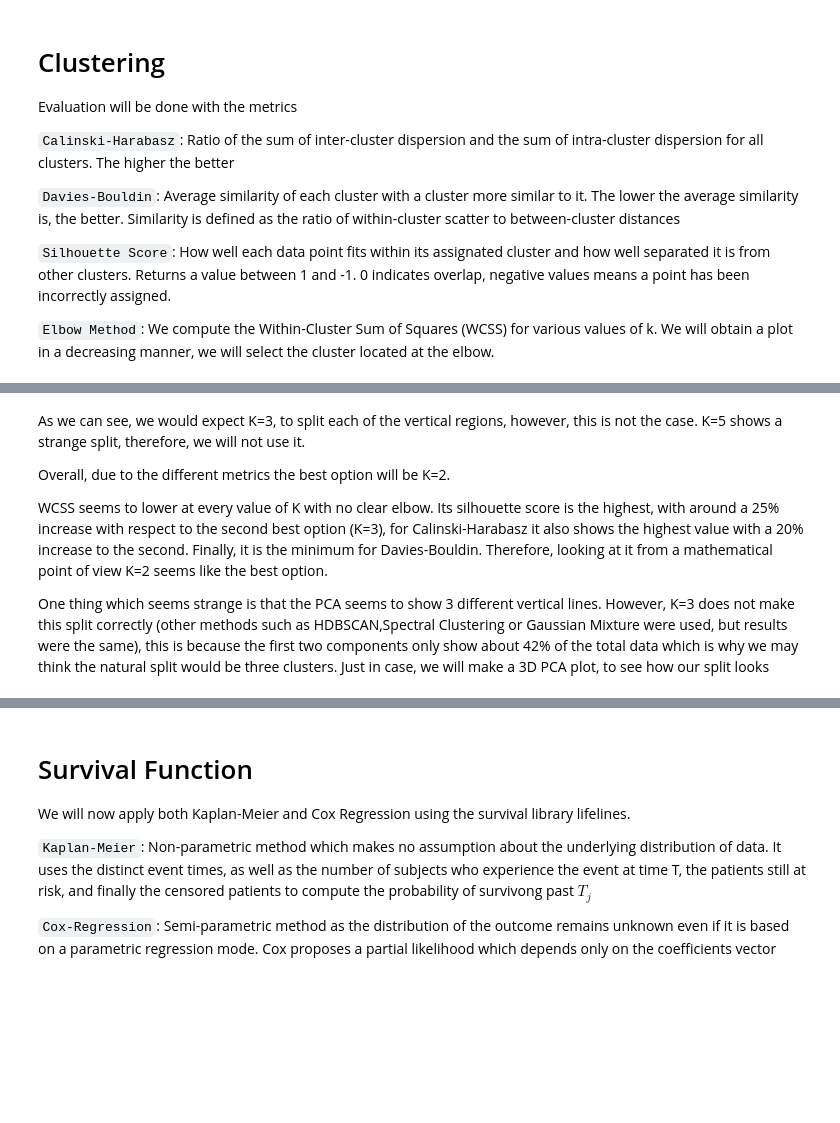
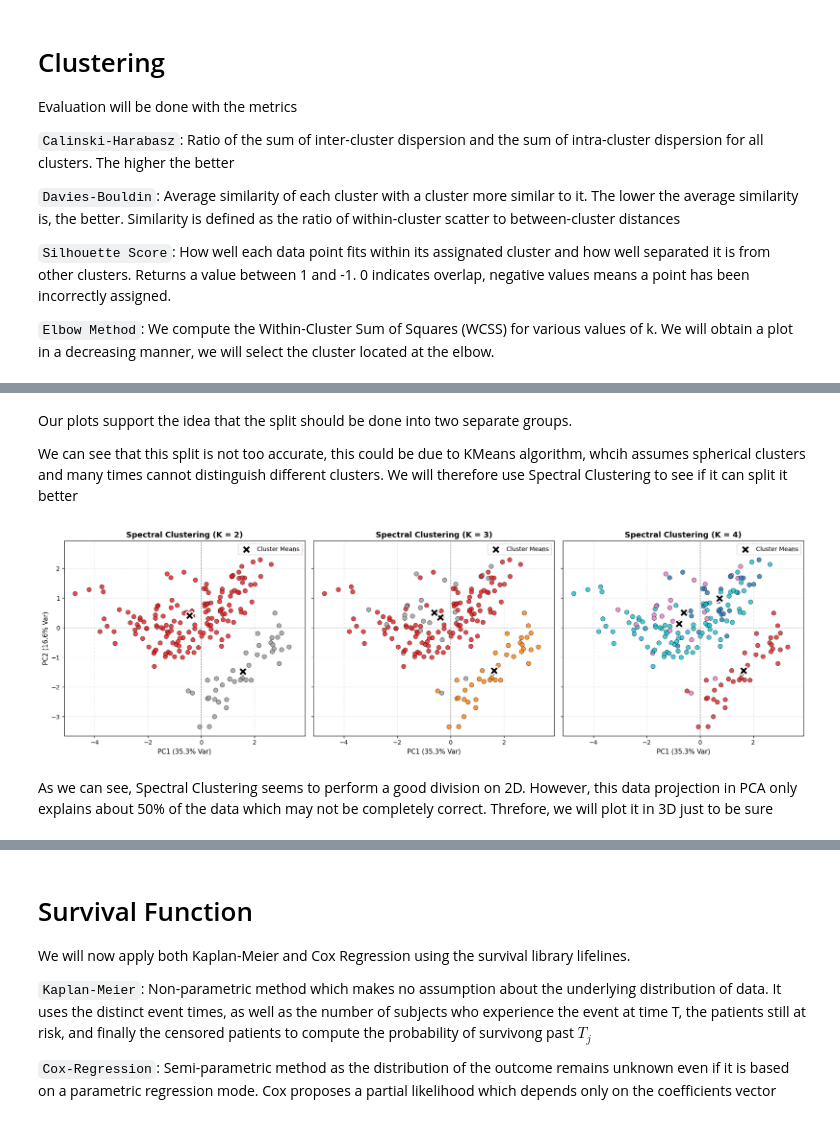
Before and after one commit to alvarodca/MLHealth, a Jupyter notebook: Lab2/survival.ipynb, the cells around one changed output, grey strips where cells are left out. Drawn from its saved outputs; the diff is of its cells as text; code cells hidden in the pictures; blank space fills up the shorter version.

```diff
--- a/Lab2/survival.ipynb
+++ b/Lab2/survival.ipynb
@@ -207,11 +209,75 @@ plt.show()
+# %% [markdown]
+Our plots support the idea that the split should be done into two separate groups.
+
+We can see that this split is not too accurate, this could be due to KMeans algorithm, whcih assumes spherical clusters and many times cannot distinguish different clusters. We will therefore use Spectral Clustering to see if it can split it better
+# %%
+scaler = StandardScaler()
+scaled_data = scaler.fit_transform(data)
+pca_2d = PCA(n_components=2)
+x_pca_2d = pca_2d.fit_transform(scaled_data)
+var_exp = pca_2d.explained_variance_ratio_ * 100
+
+fig, axs = plt.subplots(1, 3, figsize=(18, 5.5), sharey=True)
+k_values = [2, 3, 4]
+
+for i, k in enumerate(k_values):
+    ax = axs[i]
+
+    # Spectral Clustering with nearest-neighbors affinity graph
+    spectral = SpectralClustering(
+        n_clusters=k,
+        affinity='nearest_neighbors',
+        n_neighbors=15,
+        assign_labels='kmeans',
+        random_state=42,
+        n_jobs=-1
+    )
+    labels = spectral.fit_predict(scaled_data)
+
+    centers_2d = np.array([
+        x_pca_2d[labels == cluster_id].mean(axis=0)
+        for cluster_id in range(k)
+    ])
+
+    scatter = ax.scatter(
+        x_pca_2d[:, 0],
+        x_pca_2d[:, 1],
+        c=labels,
+        cmap="Set1" if k <= 3 else "tab10",
+        s=55,
+        alpha=0.8,
+        edgecolors="k",
+        linewidths=0.5,
+    )
+
+    # Plot empirical cluster means
+    ax.scatter(
+        centers_2d[:, 0],
+        centers_2d[:, 1],
+        c="black",
+        marker="X",
+        s=200,
+        linewidths=2,
+        edgecolors="white",
+        label="Cluster Means",
+    )
+
+    ax.set_title(f"Spectral Clustering (K = {k})", fontsize=13, fontweight="bold")
+    ax.set_xlabel(f"PC1 ({var_exp[0]:.1f}% Var)", fontsize=11)
+    if i == 0:
+        ax.set_ylabel(f"PC2 ({var_exp[1]:.1f}% Var)", fontsize=11)
+
+    ax.grid(True, linestyle=":", alpha=0.6)
+    ax.axhline(0, color="gray", linestyle="--", linewidth=0.8)
+    ax.axvline(0, color="gray", linestyle="--", linewidth=0.8)
+    ax.legend(loc="upper right")
+
+plt.tight_layout()
+plt.show()
+# %% [output]
+[figure, added]
 # %% [markdown]
-As we can see, we would expect K=3, to split each of the vertical regions, however, this is not the case. K=5 shows a strange split, therefore, we will not use it.
-
-Overall, due to the different metrics the best option will be K=2.
-
-WCSS seems to lower at every value of K with no clear elbow. Its silhouette score is the highest, with around a 25% increase with respect to the second best option (K=3), for Calinski-Harabasz it also shows the highest value with a 20% increase to the second. Finally, it is the minimum for Davies-Bouldin. Therefore, looking at it from a mathematical point of view K=2 seems like the best option.
-
-One thing which seems strange is that the PCA seems to show 3 different vertical lines. However, K=3 does not make this split correctly (other methods such as HDBSCAN,Spectral Clustering or Gaussian Mixture were used, but results were the same), this is because the first two components only show about 42% of the total data which is why we may think the natural split would be three clusters. Just in case, we will make a 3D PCA plot, to see how our split looks
+As we can see, Spectral Clustering seems to perform a good division on 2D. However, this data projection in PCA only explains about 50% of the data which may not be completely correct. Threfore, we will plot it in 3D just to be sure
 # %%
 scaler = StandardScaler()
 scaled_data = scaler.fit_transform(data)
```
Also changed, not shown: parts of 18 cells of this notebook, 1 other file.
